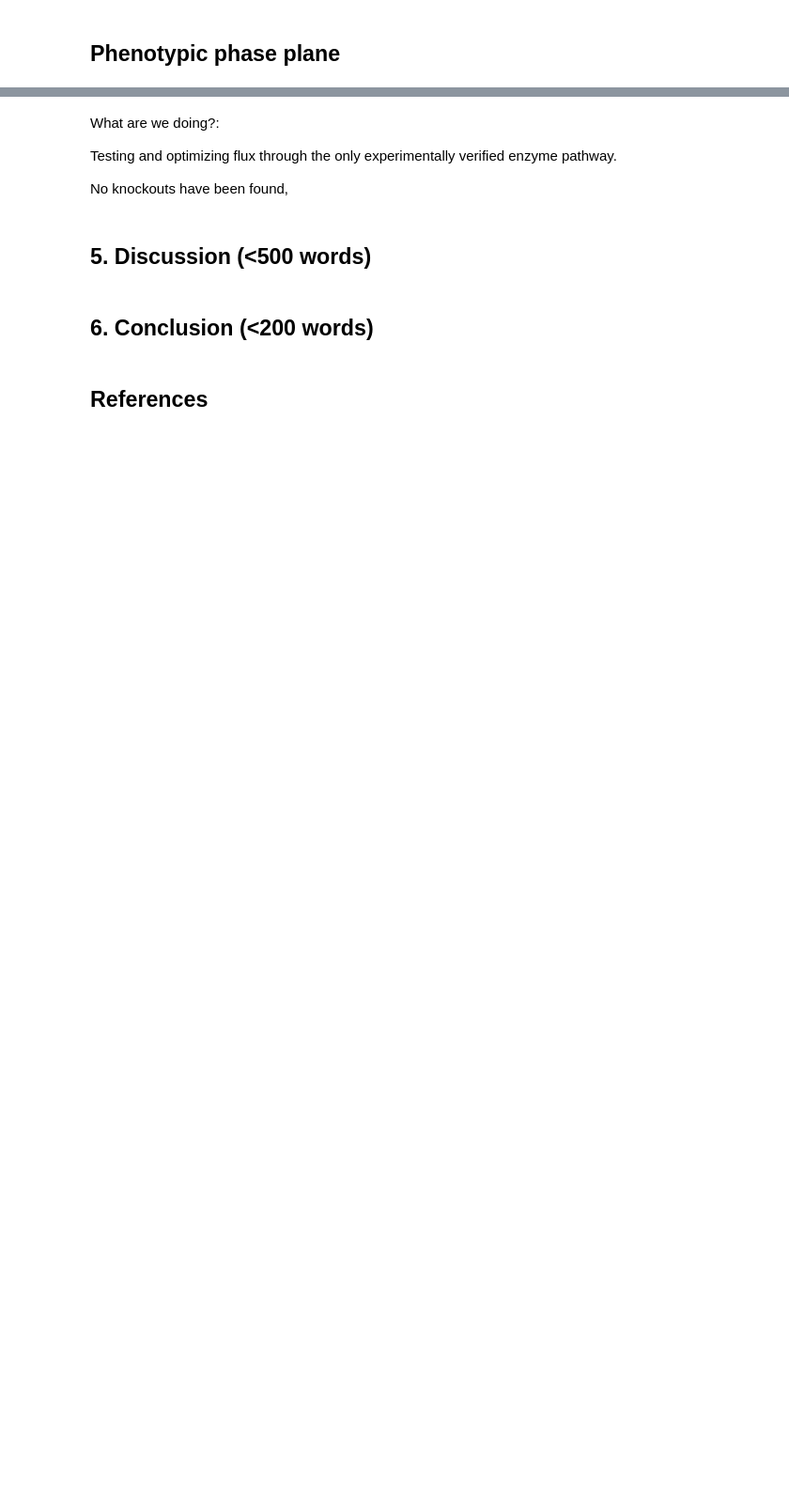
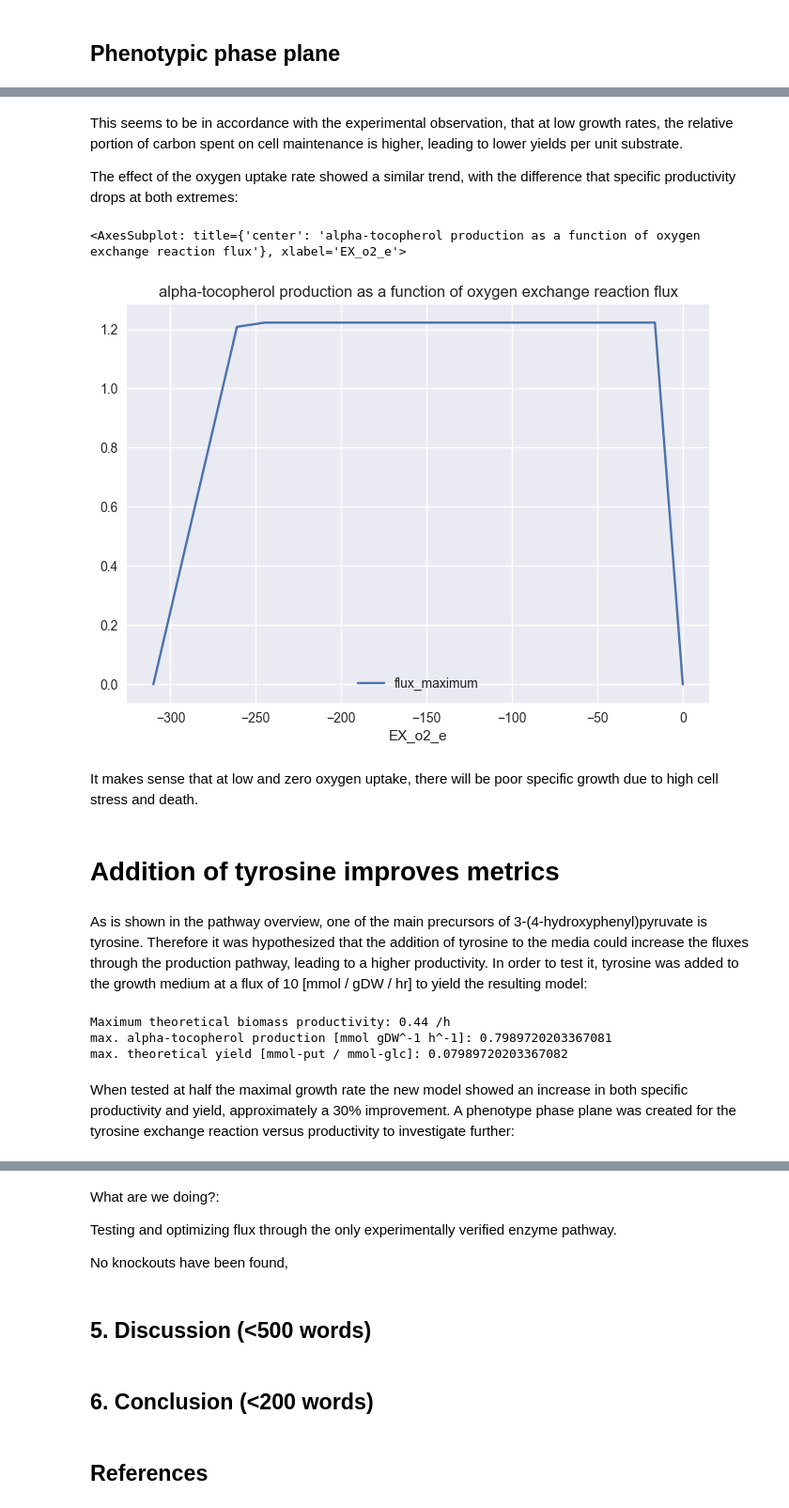
Before and after one commit to 27410/27410-group-assigment-group_2, a Jupyter notebook: Report.ipynb, the cells around one changed output, grey strips where cells are left out. Shown at 94% size. Drawn from its saved outputs; the diff is of its cells as text; code cells hidden in the pictures; blank space fills up the shorter version.

```diff
--- a/Report.ipynb
+++ b/Report.ipynb
@@ -121,0 +135,15 @@ ppp_tyr.plot(x='EX_tyr__L_e', y='flux_maximum', title = 'alpha-tocopherol produc
+# %% [markdown]
+This seems to be in accordance with the experimental observation, that at low growth rates, the relative portion of carbon spent on cell maintenance is higher, leading to lower yields per unit substrate.
+
+The effect of the oxygen uptake rate showed a similar trend, with the difference that specific productivity drops at both extremes:
+# %%
+ppp_o2.plot(x='EX_o2_e', y='flux_maximum', title = 'alpha-tocopherol production as a function of oxygen exchange reaction flux')
+# %% [output]
+<AxesSubplot: title={'center': 'alpha-tocopherol production as a function of oxygen exchange reaction flux'}, xlabel='EX_o2_e'>
+[figure, added]
+# %% [markdown]
+It makes sense that at low and zero oxygen uptake, there will be poor specific growth due to high cell stress and death.
+# %% [markdown]
+# Addition of tyrosine improves metrics
+# %% [markdown]
+As is shown in the pathway overview, one of the main precursors of 3-(4-hydroxyphenyl)pyruvate is tyrosine. Therefore it was hypothesized that the addition of tyrosine to the media could increase the fluxes through the production pathway, leading to a higher productivity. In order to test it, tyrosine was added to the growth medium at a flux of 10 [mmol / gDW / hr]  to yield the resulting model:
@@ -121,0 +152,15 @@ ppp_tyr.plot(x='EX_tyr__L_e', y='flux_maximum', title = 'alpha-tocopherol produc
+# %%
+with model_tyr:
+    model_tyr.reactions.BIOMASS_Ec_iML1515_core_75p37M.lower_bound = 0.44
+    solution = model_tyr.optimize()
+    avite_production = model_tyr.optimize().objective_value
+    theor_yield = avite_production / (-1*model_tyr.reactions.EX_glc__D_e.flux)
+print('Maximum theoretical biomass productivity:', solution.fluxes['BIOMASS_Ec_iML1515_core_75p37M'], '/h')
+print("max. alpha-tocopherol production [mmol gDW^-1 h^-1]:", avite_production)
+print("max. theoretical yield [mmol-put / mmol-glc]:", theor_yield)
+# %% [output]
+Maximum theoretical biomass productivity: 0.44 /h
+max. alpha-tocopherol production [mmol gDW^-1 h^-1]: 0.7989720203367081
+max. theoretical yield [mmol-put / mmol-glc]: 0.07989720203367082
+# %% [markdown]
+When tested at half the maximal growth rate the new model showed an increase in both specific productivity and yield, approximately a 30% improvement. A phenotype phase plane was created for the tyrosine exchange reaction versus productivity to investigate further:
```
Also changed, not shown: parts of 12 cells of this notebook.
